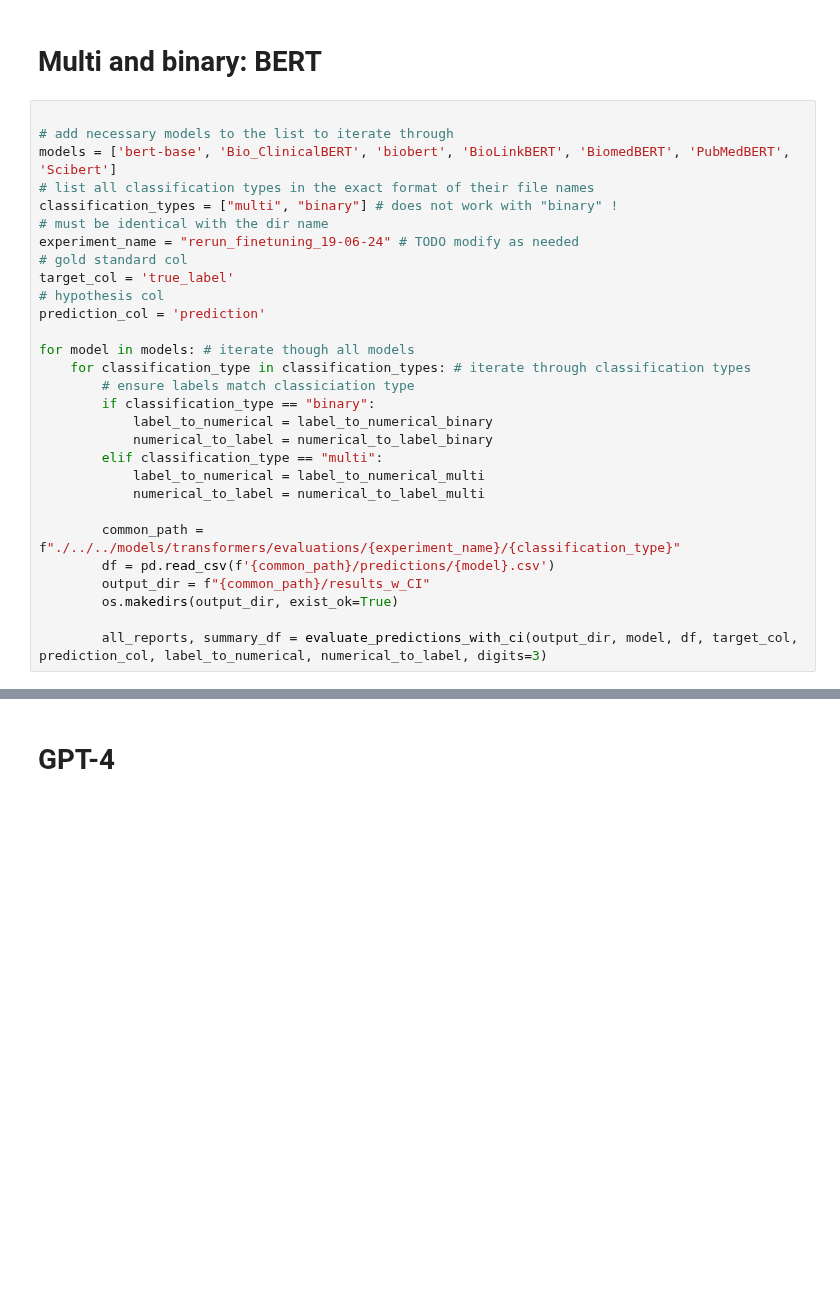
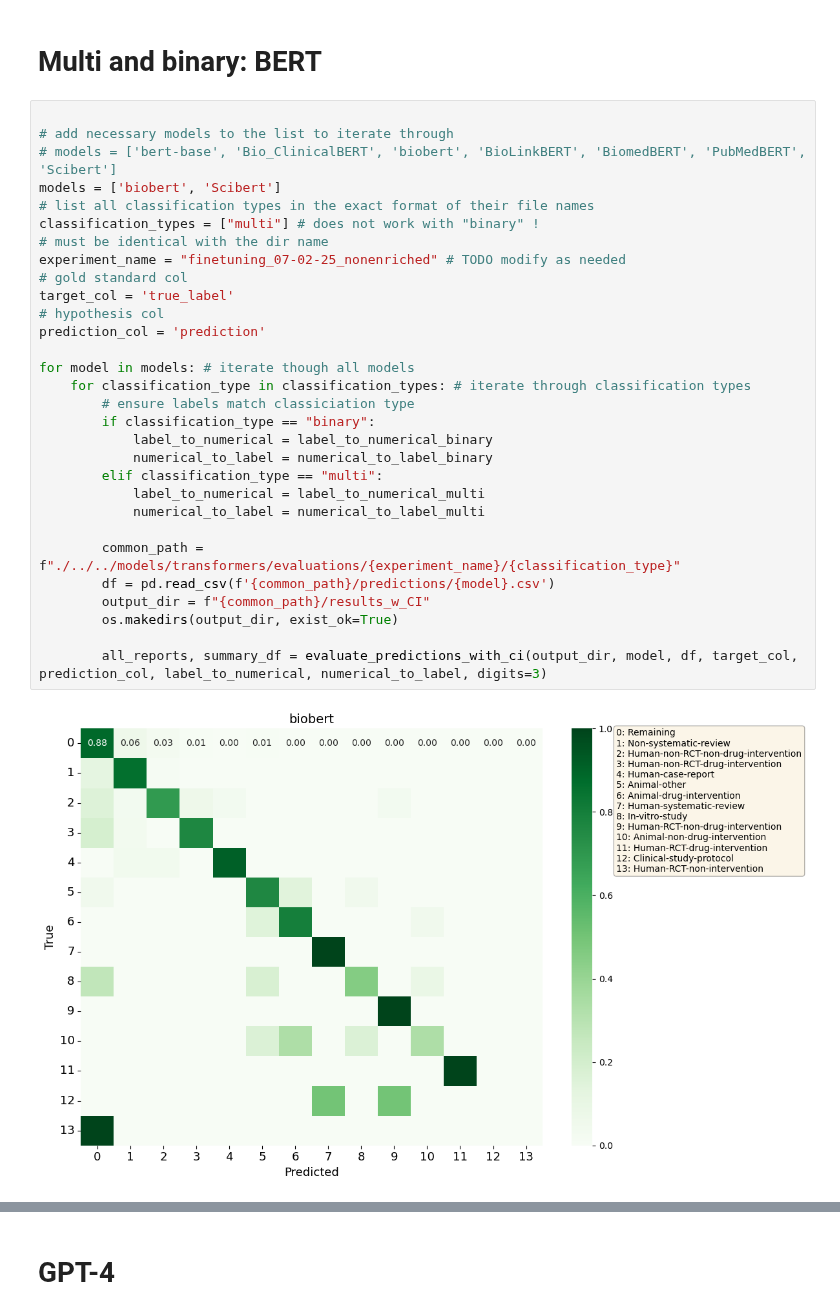
Before and after one commit to Ineichen-Group/StudyTypeTeller, a Jupyter notebook: scripts/evaluation/evaluate_CI.ipynb, the cells around one changed output, grey strips where cells are left out. Drawn from its saved outputs; the diff is of its cells as text; blank space fills up the shorter version.

```diff
--- a/scripts/evaluation/evaluate_CI.ipynb
+++ b/scripts/evaluation/evaluate_CI.ipynb
@@ -121,29 +121,32 @@ def evaluate_predictions_with_ci(output_dir, model, df, true_col, prediction_col
 # %%
 
 # add necessary models to the list to iterate through
-models = ['bert-base', 'Bio_ClinicalBERT', 'biobert', 'BioLinkBERT', 'BiomedBERT', 'PubMedBERT', 'Scibert']
+# models = ['bert-base', 'Bio_ClinicalBERT', 'biobert', 'BioLinkBERT', 'BiomedBERT', 'PubMedBERT', 'Scibert']
+models = ['biobert', 'Scibert']
 # list all classification types in the exact format of their file names
-classification_types = ["multi", "binary"] # does not work with "binary" !
+classification_types = ["multi"] # does not work with "binary" !
 # must be identical with the dir name
-experiment_name = "rerun_finetuning_19-06-24" # TODO modify as needed
+experiment_name = "finetuning_07-02-25_nonenriched" # TODO modify as needed
 # gold standard col
 target_col = 'true_label'
 # hypothesis col
 prediction_col = 'prediction'
 
 for model in models: # iterate though all models
     for classification_type in classification_types: # iterate through classification types
         # ensure labels match classiciation type
         if classification_type == "binary":
             label_to_numerical = label_to_numerical_binary
             numerical_to_label = numerical_to_label_binary
         elif classification_type == "multi":
             label_to_numerical = label_to_numerical_multi
             numerical_to_label = numerical_to_label_multi
 
         common_path = f"./../../models/transformers/evaluations/{experiment_name}/{classification_type}"
         df = pd.read_csv(f'{common_path}/predictions/{model}.csv')
         output_dir = f"{common_path}/results_w_CI"
         os.makedirs(output_dir, exist_ok=True)
 
         all_reports, summary_df = evaluate_predictions_with_ci(output_dir, model, df, target_col, prediction_col, label_to_numerical, numerical_to_label, digits=3)
+# %% [output]
+[figure, added]
```
Also changed, not shown: parts of 2 cells of this notebook, 7 other files.
